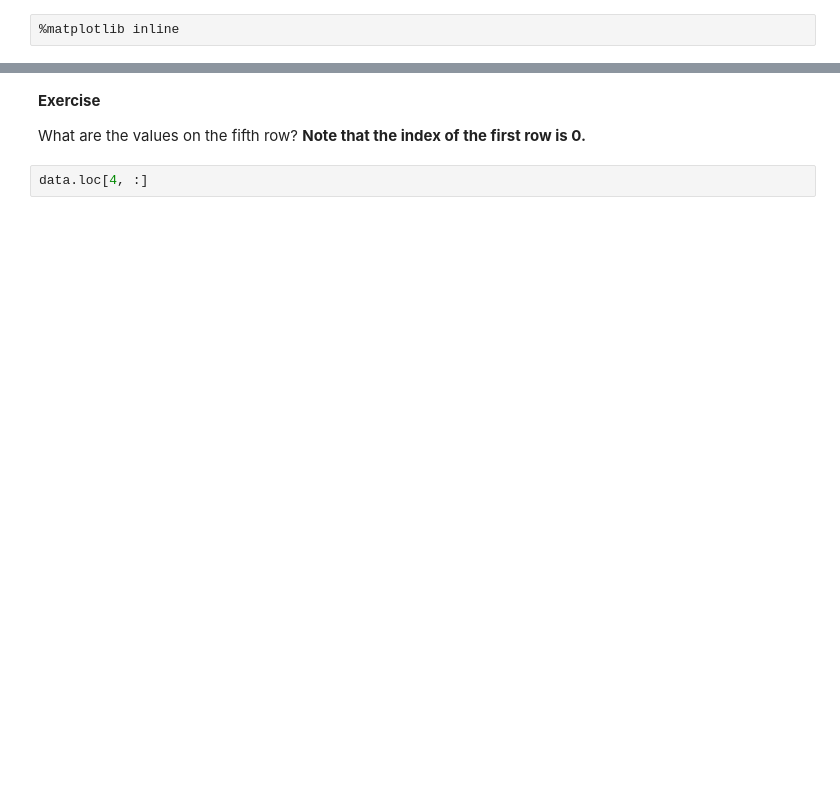
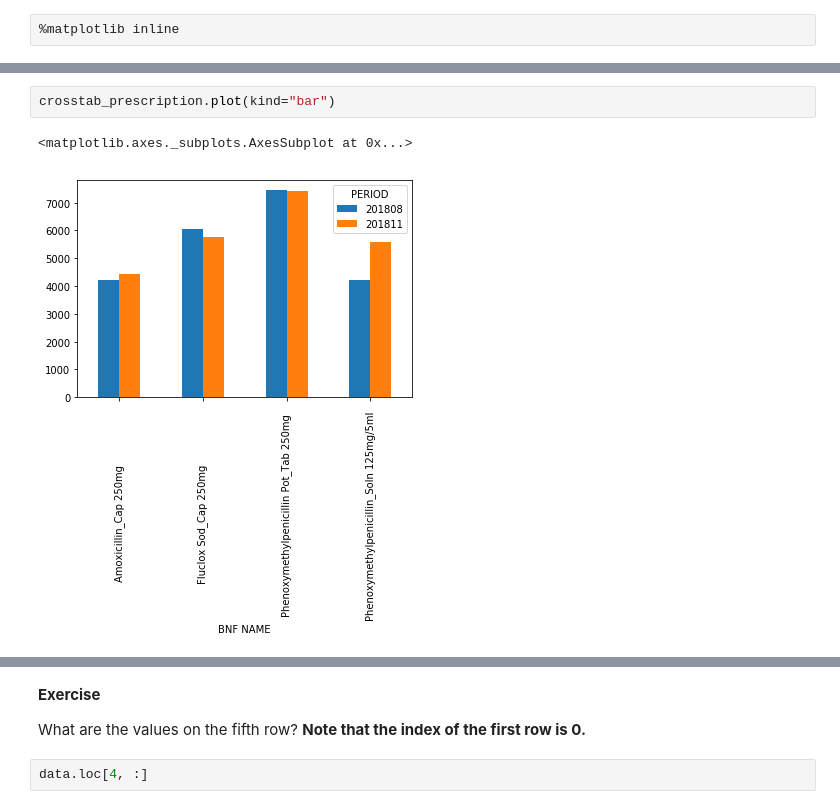
Before and after one commit to anenadic/2019-03-16-manchester, a Jupyter notebook: prescribing_exercises.ipynb, the cells around one changed output, grey strips where cells are left out. Drawn from its saved outputs; the diff is of its cells as text; blank space fills up the shorter version.

```diff
--- a/prescribing_exercises.ipynb
+++ b/prescribing_exercises.ipynb
@@ -354,0 +392,5 @@ sample.plot(x="BNF NAME", y="ACT COST")
+# %%
+crosstab_prescription.plot(kind="bar")
+# %% [output]
+<matplotlib.axes._subplots.AxesSubplot at 0x...>
+[figure, added]
```
Also changed, not shown: parts of 66 cells of this notebook, 1 other file.
